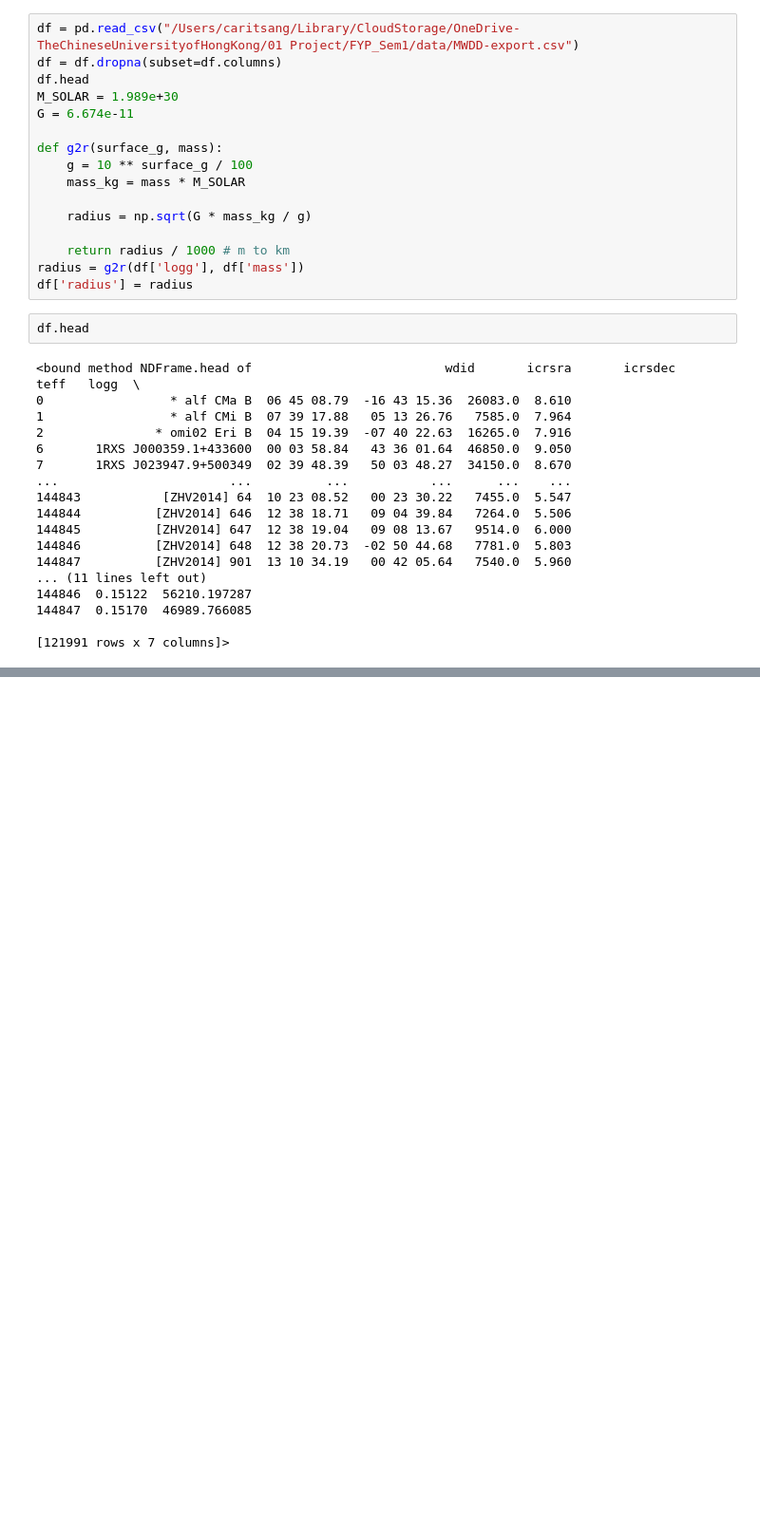
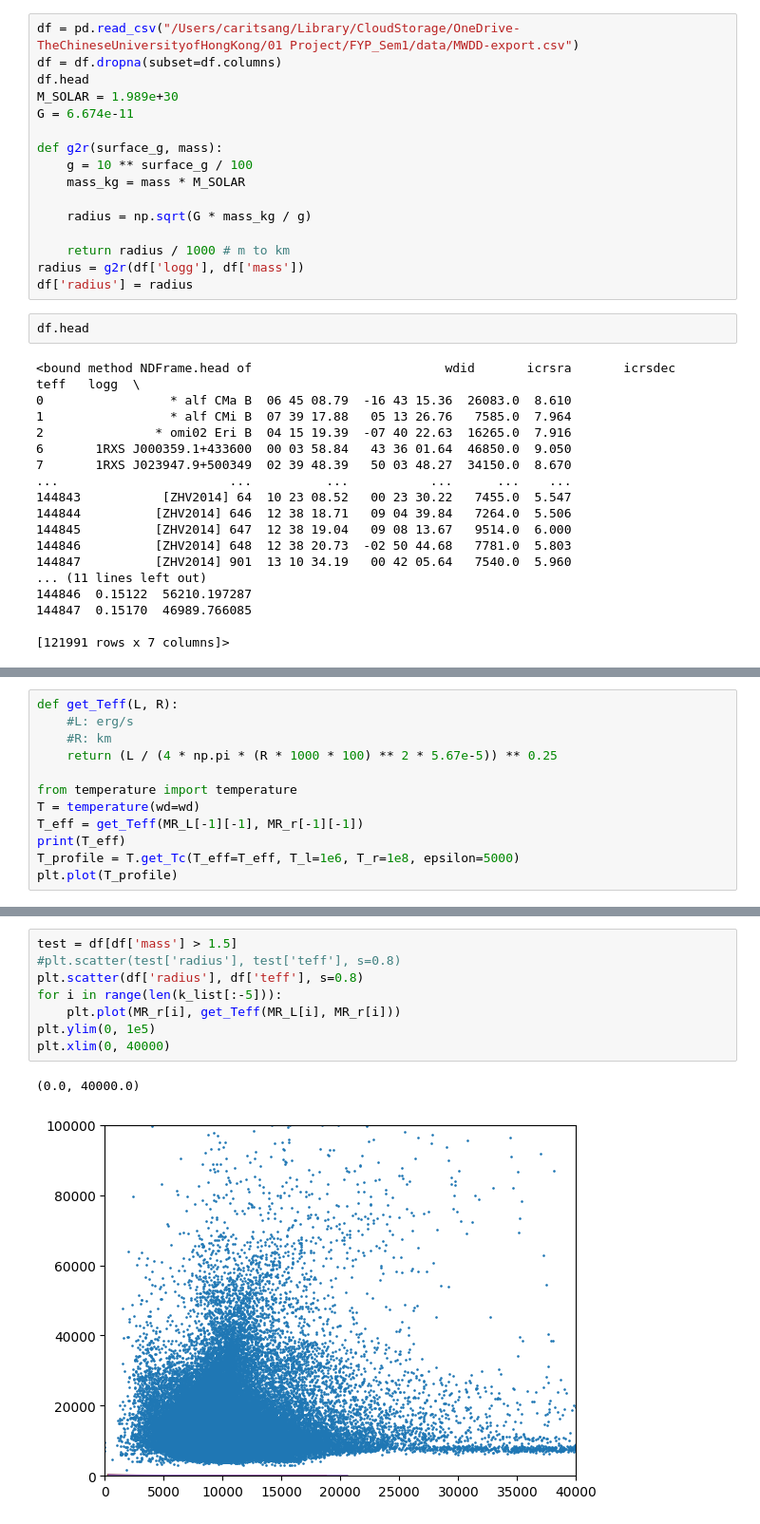
Before and after one commit to yttcari/FYP, a Jupyter notebook: proton_decay/main.ipynb, the cells around one changed output, grey strips where cells are left out. Shown at 95% size. Cells and saved outputs as stored; diff of their text form; blank space fills up the shorter version.

```diff
--- a/proton_decay/main.ipynb
+++ b/proton_decay/main.ipynb
@@ -125,0 +122,12 @@ plt.scatter(df['radius'], df['teff'], label='data', s=0.3)
+# %%
+def get_Teff(L, R):
+    #L: erg/s
+    #R: km
+    return (L / (4 * np.pi * (R * 1000 * 100) ** 2 * 5.67e-5)) ** 0.25
+
+from temperature import temperature
+T = temperature(wd=wd)
+T_eff = get_Teff(MR_L[-1][-1], MR_r[-1][-1])
+print(T_eff)
+T_profile = T.get_Tc(T_eff=T_eff, T_l=1e6, T_r=1e8, epsilon=5000)
+plt.plot(T_profile)
@@ -125,0 +144,11 @@ plt.scatter(df['radius'], df['teff'], label='data', s=0.3)
+# %%
+test = df[df['mass'] > 1.5]
+#plt.scatter(test['radius'], test['teff'], s=0.8)
+plt.scatter(df['radius'], df['teff'], s=0.8)
+for i in range(len(k_list[:-5])):
+    plt.plot(MR_r[i], get_Teff(MR_L[i], MR_r[i]))
+plt.ylim(0, 1e5)
+plt.xlim(0, 40000)
+# %% [output]
+(0.0, 40000.0)
+[figure, added]
```
Also changed, not shown: parts of 13 cells of this notebook, 6 other files.
